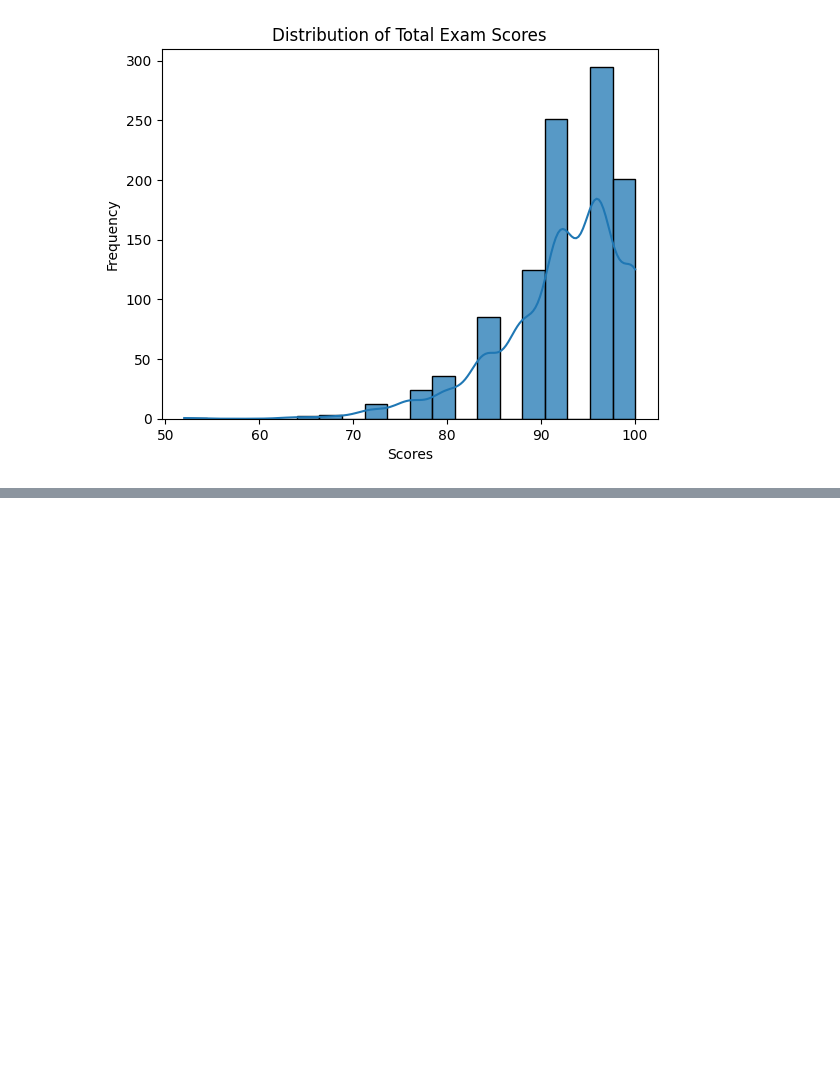
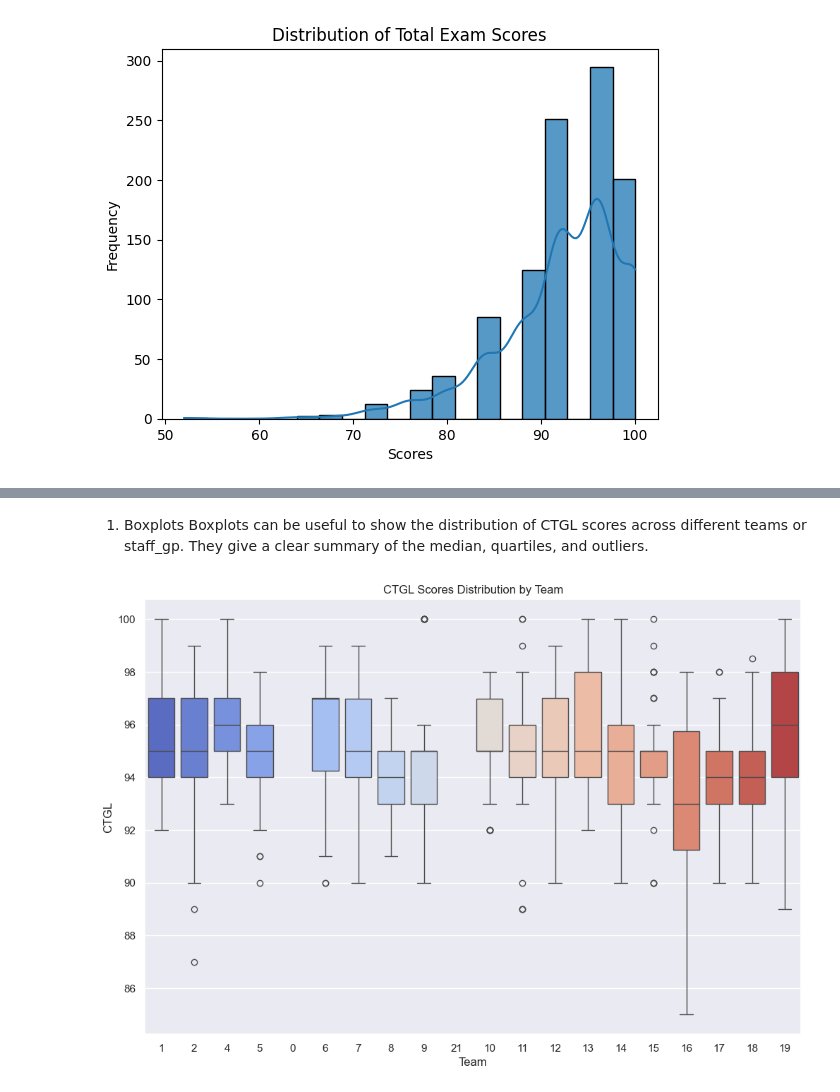
Before and after one commit to JBtallgrass/M200, a Jupyter notebook: M200_analysis.ipynb, the cells around one changed output, grey strips where cells are left out. Cells and saved outputs as stored; diff of their text form; code cells hidden in the pictures; blank space fills up the shorter version.

```diff
--- a/M200_analysis.ipynb
+++ b/M200_analysis.ipynb
@@ -311,0 +468,15 @@ plt.show()
+# %% [markdown]
+1. Boxplots
+Boxplots can be useful to show the distribution of CTGL scores across different teams or staff_gp. They give a clear summary of the median, quartiles, and outliers.
+# %%
+plt.figure(figsize=(12, 8))
+sns.boxplot(data=m200_df, x='team', y='CTGL', hue='team', palette='coolwarm', legend=False )
+plt.title('CTGL Scores Distribution by Team')
+plt.xlabel('Team')
+plt.ylabel('CTGL')
+
+# Save the figure
+plt.savefig('figure/m200_boxplot_ctgl_wt_ttl.png', dpi=300)  # Saves the plot as a PNG file with 300 DPI
+plt.show()
+# %% [output]
+[figure, added]
```
Also changed, not shown: parts of 23 cells of this notebook, 13 other files.
